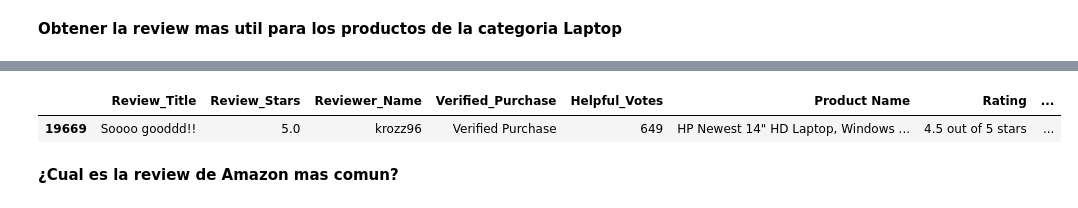
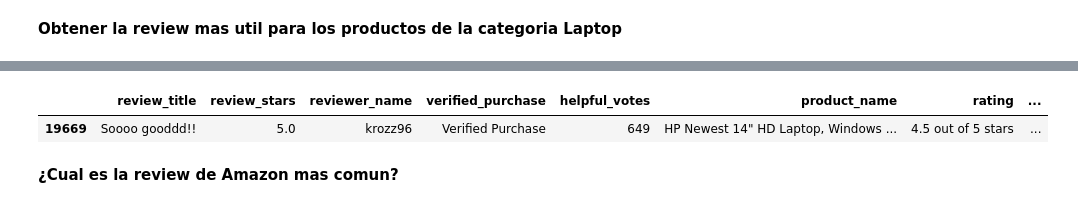
Before and after one commit to mfernandezzz/Pruebas_Tecnicas, a Jupyter notebook: pruebaTecnicaAmazon.ipynb, the cells around one changed output, grey strips where cells are left out. Drawn from its saved outputs; the diff is of its cells as text; code cells hidden in the pictures.

```diff
--- a/pruebaTecnicaAmazon.ipynb
+++ b/pruebaTecnicaAmazon.ipynb
@@ -2,0 +101,3 @@
+# %%
+cat_cols = ['product_description', 'brand', 'product_name', 'reviewer_name', 'review_title']
+df[cat_cols] = df[cat_cols].fillna('Unknown')
@@ -2,0 +115,2 @@
+# %%
+df['rating'] = df['rating'].fillna('no rating')
@@ -2,0 +132,2 @@
+# %%
+df['verified_purchase'] = df['verified_purchase'].fillna('Unverified Purchase')
@@ -115,0 +202,3 @@ df_laptop.head()
+# %%
+df_laptop = df.loc[df['category'] == 'Laptop']
+df_laptop.head()
@@ -116,9 +212,9 @@ df_laptop.head()
 # %%
 # se localiza en base al indice que tiene asociado el valor de votos utiles mas alto
-helpful_review_laptop = df_laptop.loc[[df_laptop['Helpful_Votes'].idxmax()]]
-helpful_review_laptop[['Review_Title', 'Review_Stars', 'Reviewer_Name', 'Verified_Purchase', 'Helpful_Votes', 'Product Name', 'Rating', 'Cleaned_Review']]
+helpful_review_laptop = df_laptop.loc[[df_laptop['helpful_votes'].idxmax()]]
+helpful_review_laptop[['review_title', 'review_stars', 'reviewer_name', 'verified_purchase', 'helpful_votes', 'product_name', 'rating', 'cleaned_review']]
 # %% [output]
-|  | Review_Title | Review_Stars | Reviewer_Name | Verified_Purchase | Helpful_Votes | Product Name | Rating | ... |
+|  | review_title | review_stars | reviewer_name | verified_purchase | helpful_votes | product_name | rating | ... |
 | 19669 | Soooo gooddd!! | 5.0 | krozz96 | Verified Purchase | 649 | HP Newest 14" HD Laptop, Windows ... | 4.5 out of 5 stars | ... |
 # %% [markdown]
 **¿Cual es la review de Amazon mas comun?**
```
Also changed, not shown: parts of 47 cells of this notebook.
